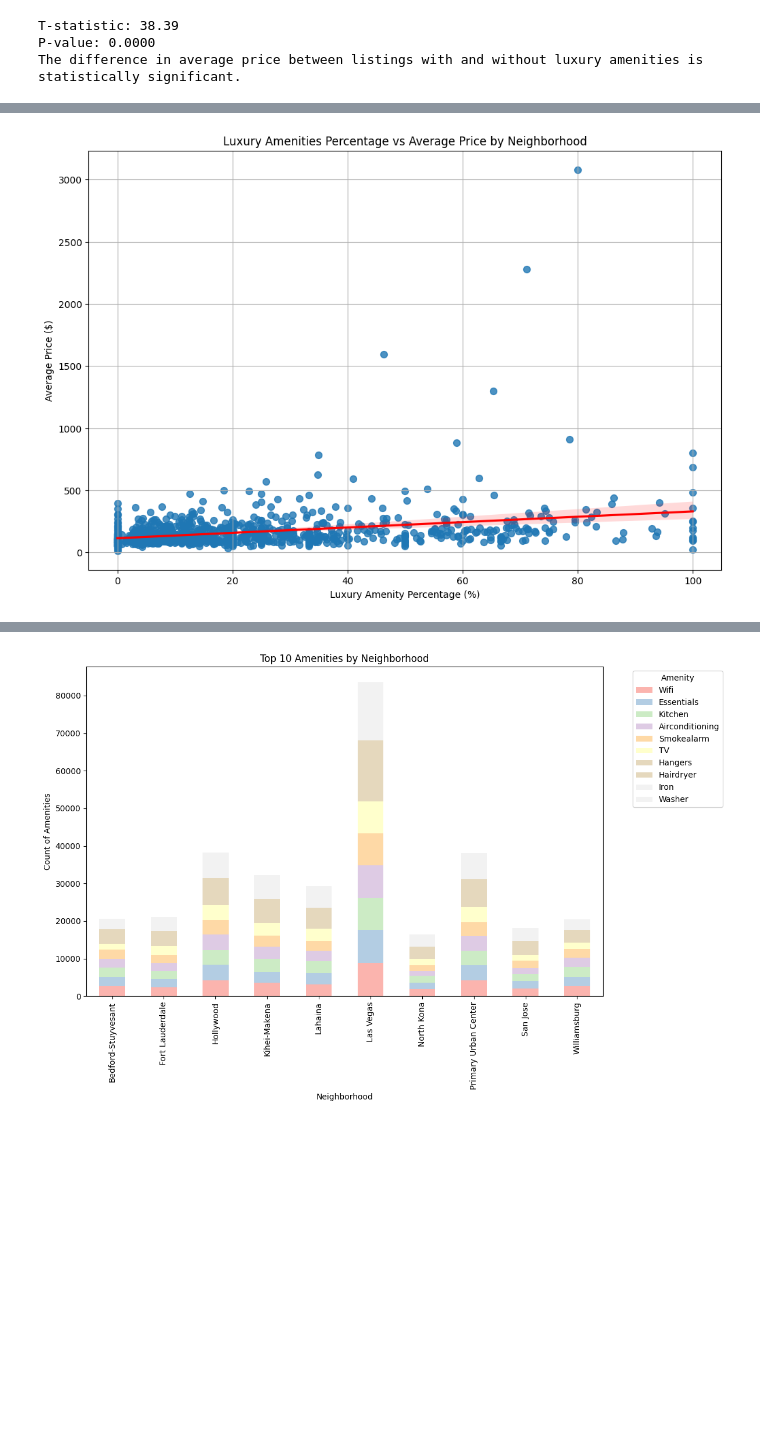
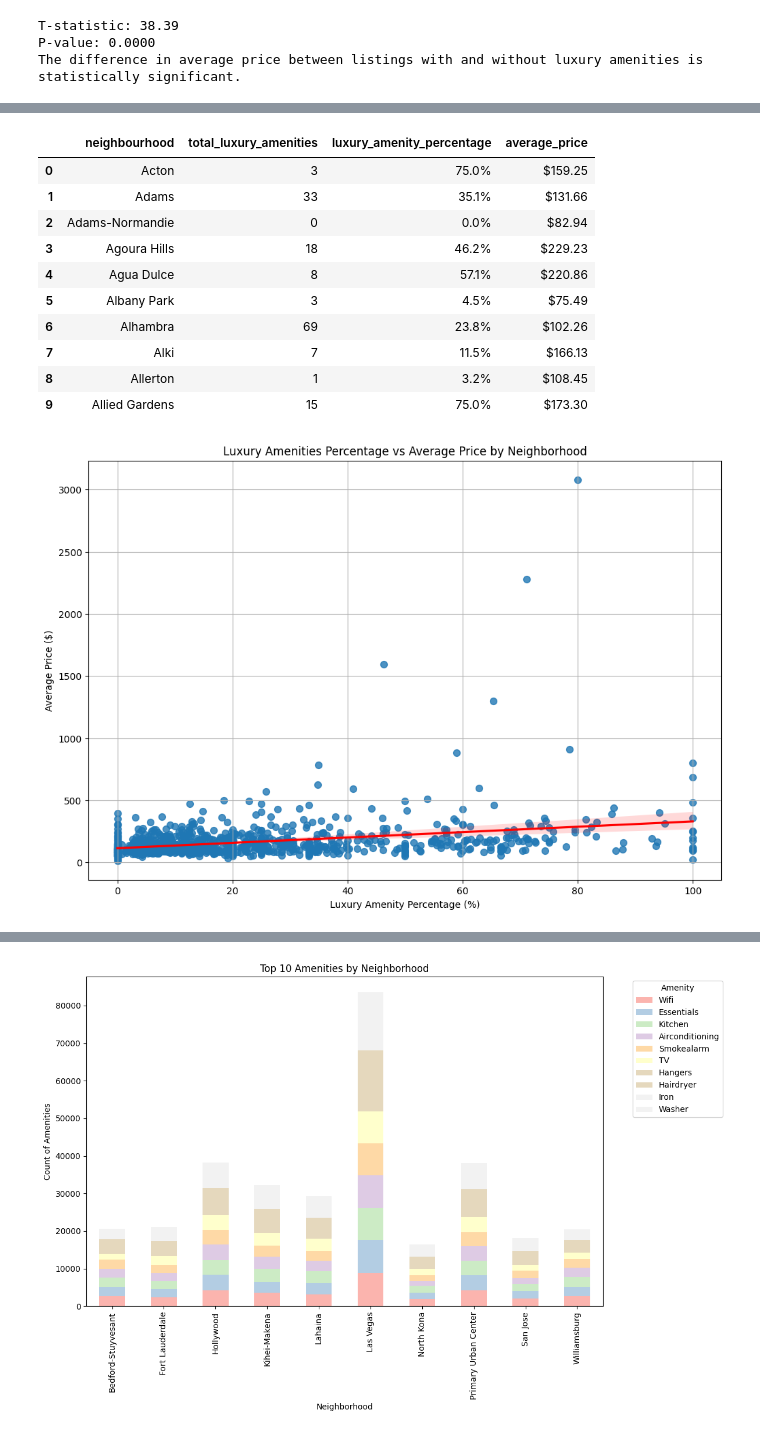
Before and after one commit to ngrief/data-class-project1, a Jupyter notebook: Amen.ipynb, the cells around one changed output, grey strips where cells are left out. Cells and saved outputs as stored; diff of their text form; code cells hidden in the pictures; blank space fills up the shorter version.

```diff
--- a/Amen.ipynb
+++ b/Amen.ipynb
@@ -213,8 +199,23 @@ T-statistic: 38.39
 P-value: 0.0000
 The difference in average price between listings with and without luxury amenities is statistically significant.
 # %%
+import pandas as pd
+import seaborn as sns
+import matplotlib.pyplot as plt
+
+airbnb_df = pd.read_csv('Resources/air bnb csv with edits.csv')
+import pandas as pd
+import seaborn as sns
+import matplotlib.pyplot as plt
+import os
+
+# Ensure output directory exists
+output_dir = "output"
+os.makedirs(output_dir, exist_ok=True)
+
+# Assuming 'data' DataFrame is defined and contains the necessary data
+
 # Analysis of neighborhoods and luxury amenities
-# Group by neighborhood to analyze luxury amenities and prices by area
 neighborhood_luxury_analysis = data.groupby('neighbourhood').agg(
     total_luxury_amenities=('has_luxury_amenity', 'sum'),
     average_price=('price', 'mean'),
@@ -230,14 +231,43 @@ neighborhood_luxury_analysis['luxury_amenity_percentage'] = (
 neighborhoods_most_luxury = neighborhood_luxury_analysis.sort_values(by='total_luxury_amenities', ascending=False)
 neighborhoods_highest_prices = neighborhood_luxury_analysis.sort_values(by='average_price', ascending=False)
 
-# Display the neighborhoods with the most luxury amenities and highest prices
+# Display top neighborhoods with the most luxury amenities and highest prices
+most_luxury_styled = neighborhoods_most_luxury[['neighbourhood', 'total_luxury_amenities', 'luxury_amenity_percentage']].head(10).style \
+    .background_gradient(subset=['total_luxury_amenities', 'luxury_amenity_percentage'], cmap='Purples') \
+    .format({'luxury_amenity_percentage': "{:.1f}%"}).set_caption("Top 10 Neighborhoods by Luxury Amenities") \
+    .set_properties(**{'font-size': '12pt', 'border': '1px solid black'})
+
+highest_prices_styled = neighborhoods_highest_prices[['neighbourhood', 'average_price']].head(10).style \
+    .background_gradient(subset=['average_price'], cmap='Greens') \
+    .format({'average_price': "${:.2f}"}).set_caption("Top 10 Neighborhoods by Highest Prices") \
+    .set_properties(**{'font-size': '12pt', 'border': '1px solid black'})
+
+# Display both tables in a presentation-friendly style
 print("Neighborhoods with the Most Luxury Amenities:")
-print(neighborhoods_most_luxury[['neighbourhood', 'total_luxury_amenities', 'luxury_amenity_percentage']].head(10))
+display(most_luxury_styled)
 
 print("Neighborhoods with the Highest Prices:")
-print(neighborhoods_highest_prices[['neighbourhood', 'average_price']].head(10))
+display(highest_prices_styled)
 
-# Visualize the relationship between luxury amenities and average price by neighborhood with regression line
+# Define luxury_price if not already defined
+if 'luxury_price' not in locals():
+    luxury_price = neighborhood_luxury_analysis.copy()
+
+# Detailed comparison for top neighborhoods
+top_neighborhoods = luxury_price[['neighbourhood', 'total_luxury_amenities', 'luxury_amenity_percentage', 'average_price']].head(10)
+
+# Styling the DataFrame
+styled_comparison_df = top_neighborhoods.style \
+    .background_gradient(subset=['total_luxury_amenities', 'luxury_amenity_percentage', 'average_price'], cmap='Blues') \
+    .format({'luxury_amenity_percentage': "{:.1f}%", 'average_price': "${:.2f}"}) \
+    .set_caption("Top 10 Neighborhoods Luxury Comparison") \
+    .set_properties(**{'font-size': '12pt', 'border': '1px solid black'})
+
+# Display the detailed comparison table
+print("Detailed Neighborhood Luxury Comparison:")
+display(styled_comparison_df)
+
+# Visualization: Relationship between luxury amenities and average price by neighborhood with regression line
 plt.figure(figsize=(12, 8))
 sns.regplot(x='luxury_amenity_percentage', y='average_price', data=neighborhood_luxury_analysis, scatter_kws={'s': 50}, line_kws={'color': 'red'})
 plt.title('Luxury Amenities Percentage vs Average Price by Neighborhood')
@@ -245,8 +275,8 @@ plt.xlabel('Luxury Amenity Percentage (%)')
 plt.ylabel('Average Price ($)')
 plt.grid(True)
 
-# Save plot as image file
-plt.savefig("output_data/Fig6.png")
+# Save plot as image file in the output folder
+plt.savefig(os.path.join(output_dir, "Fig6.png"))
 
 plt.show()
 
@@ -266,18 +296,5 @@ if intersection_count > 0:
     print(intersection_neighborhoods)
 else:
     print("There are no neighborhoods that are both in the top 10 highest priced and top 10 with most luxury amenities.")
-
-# Detailed neighborhood luxury comparison
-# Merge the luxury and price rankings into a comprehensive comparison dataframe
-luxury_price_comparison = pd.merge(
-    neighborhoods_most_luxury[['neighbourhood', 'total_luxury_amenities', 'luxury_amenity_percentage']],
-    neighborhoods_highest_prices[['neighbourhood', 'average_price']],
-    on='neighbourhood',
-    suffixes=('_luxury', '_price')
-)
-
-# Display detailed comparison for top neighborhoods
-print("Detailed Neighborhood Luxury Comparison:")
-print(luxury_price_comparison[['neighbourhood', 'total_luxury_amenities', 'luxury_amenity_percentage', 'average_price']].head(10))
 # %% [output]
 Neighborhoods with the Most Luxury Amenities:
@@ -300 +328,12 @@ Neighborhoods with the Most Luxury Amenities:
+|  | neighbourhood | total_luxury_amenities | luxury_amenity_percentage | average_price |
+| 0 | Acton | 3 | 75.0% | $159.25 |
+| 1 | Adams | 33 | 35.1% | $131.66 |
+| 2 | Adams-Normandie | 0 | 0.0% | $82.94 |
+| 3 | Agoura Hills | 18 | 46.2% | $229.23 |
+| 4 | Agua Dulce | 8 | 57.1% | $220.86 |
+| 5 | Albany Park | 3 | 4.5% | $75.49 |
+| 6 | Alhambra | 69 | 23.8% | $102.26 |
+| 7 | Alki | 7 | 11.5% | $166.13 |
+| 8 | Allerton | 1 | 3.2% | $108.45 |
+| 9 | Allied Gardens | 15 | 75.0% | $173.30 |
 [figure]
```
Also changed, not shown: parts of 8 cells of this notebook, 17 other files.
